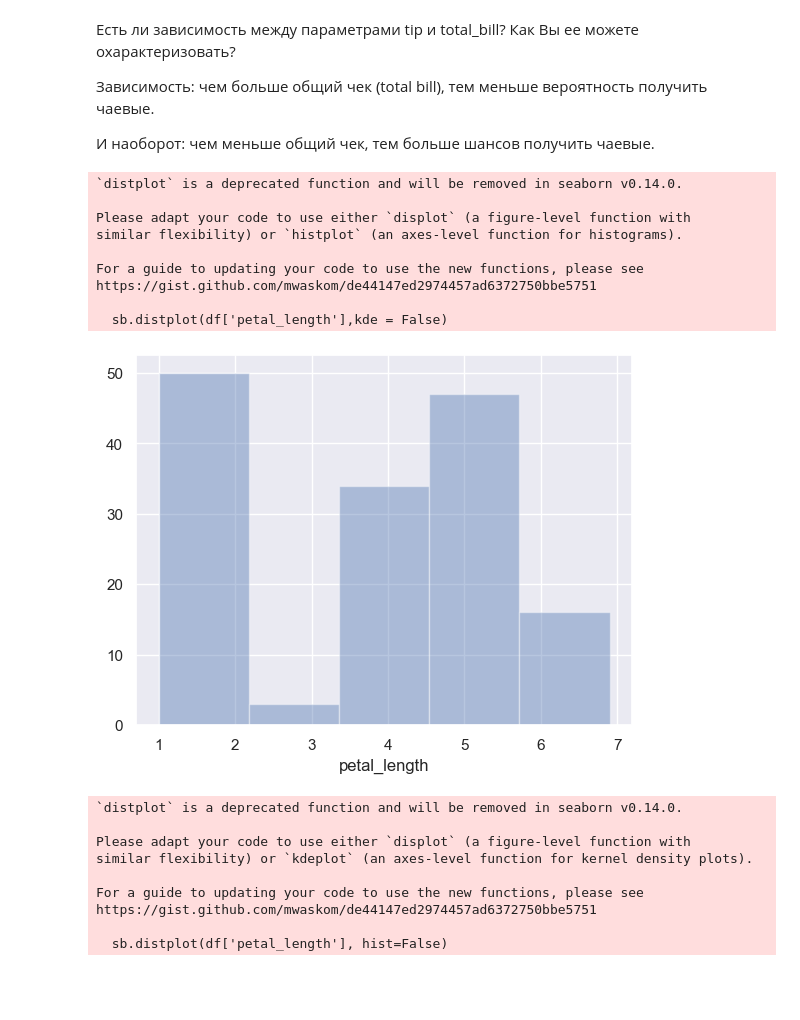
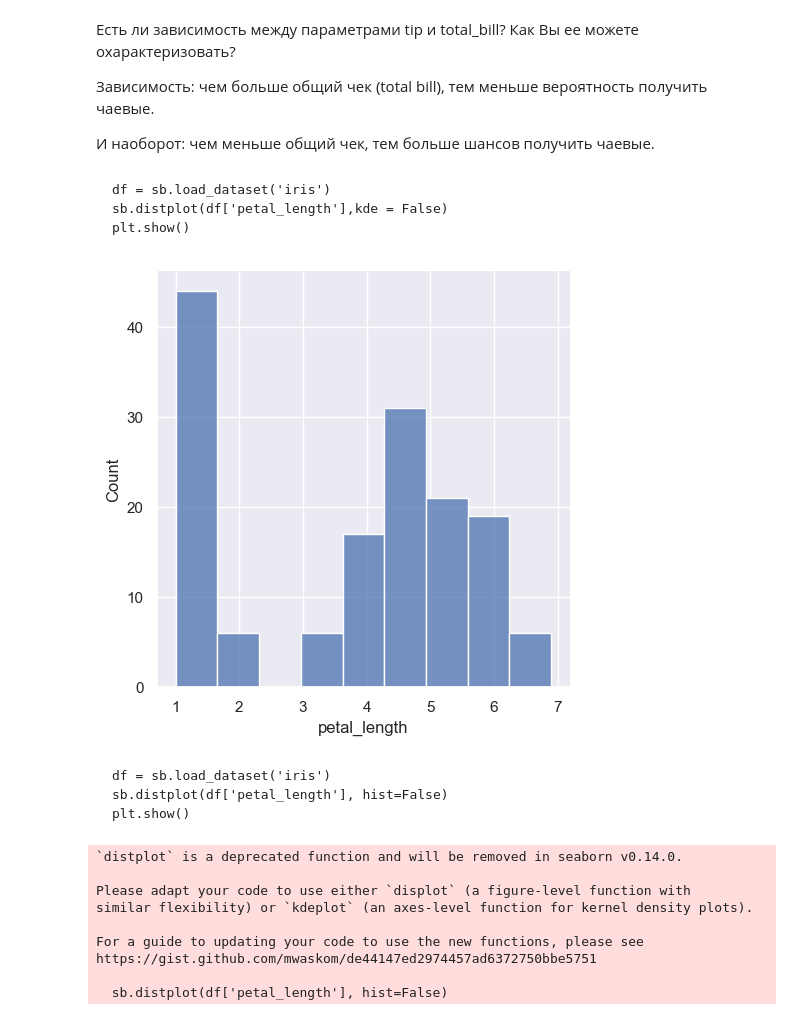
Before and after one commit to WonderSi/iml-python-semestr5, a Jupyter notebook: lab4_part1.ipynb, the cells around one changed output. Cells and saved outputs as stored; diff of their text form; code cells hidden in the pictures; blank space fills up the shorter version.

````diff
--- a/lab4_part1.ipynb
+++ b/lab4_part1.ipynb
@@ -214,24 +354,27 @@ example14()
 Зависимость: чем больше общий чек (total bill), тем меньше вероятность получить чаевые.
 
 И наоборот: чем меньше общий чек, тем больше шансов получить чаевые.
+# %% [markdown]
+```
+df = sb.load_dataset('iris')
+sb.distplot(df['petal_length'],kde = False)
+plt.show()
+```
 # %%
 def example15():
     df = sb.load_dataset('iris')
-    sb.distplot(df['petal_length'],kde = False)
+    sb.displot(df['petal_length'],kde = False)
     plt.show()
 
 example15()
 # %% [output]
-`distplot` is a deprecated function and will be removed in seaborn v0.14.0.
-
-Please adapt your code to use either `displot` (a figure-level function with
-similar flexibility) or `histplot` (an axes-level function for histograms).
-
-For a guide to updating your code to use the new functions, please see
-https://gist.github.com/mwaskom/de44147ed2974457ad6372750bbe5751
-
-  sb.distplot(df['petal_length'],kde = False)
-[figure, old version]
+[figure, new version]
+# %% [markdown]
+```
+df = sb.load_dataset('iris')
+sb.distplot(df['petal_length'], hist=False)
+plt.show()
+```
 # %%
 def example16():
     df = sb.load_dataset('iris')
````
Also changed, not shown: parts of 43 cells of this notebook, 1 other file.
